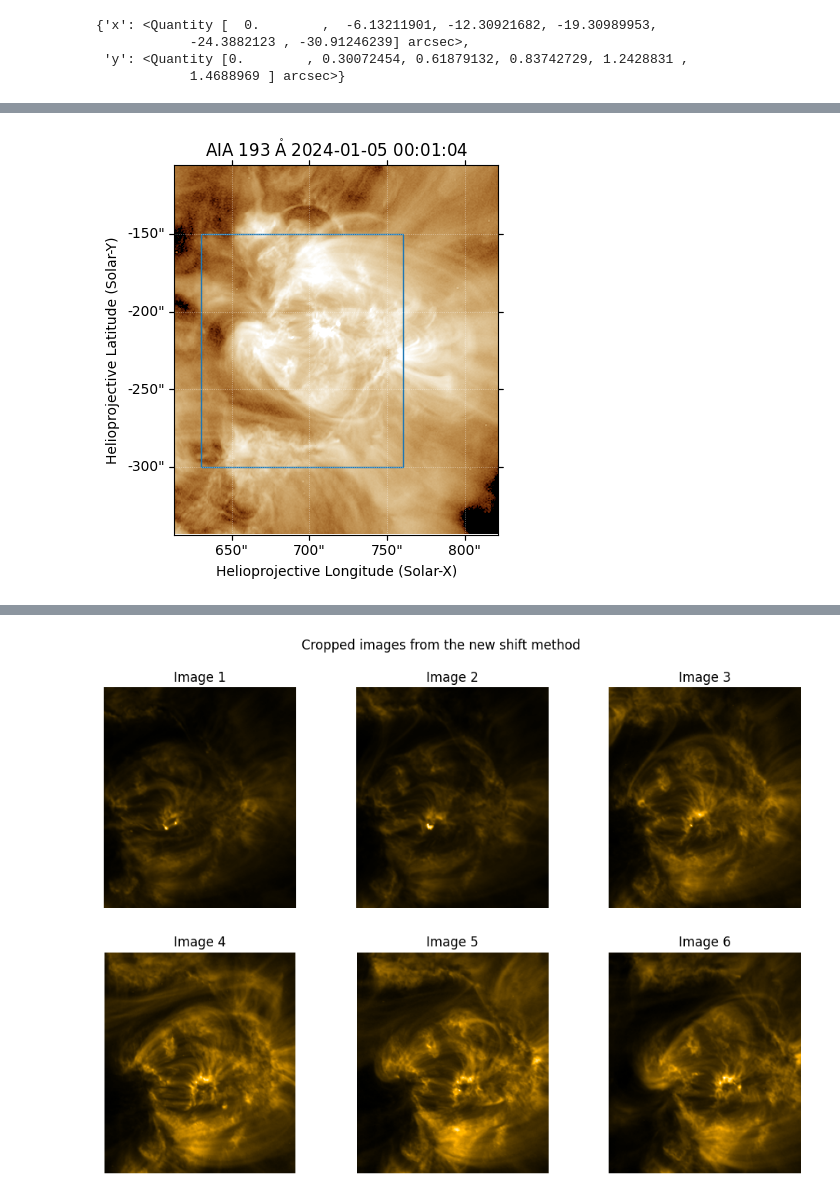
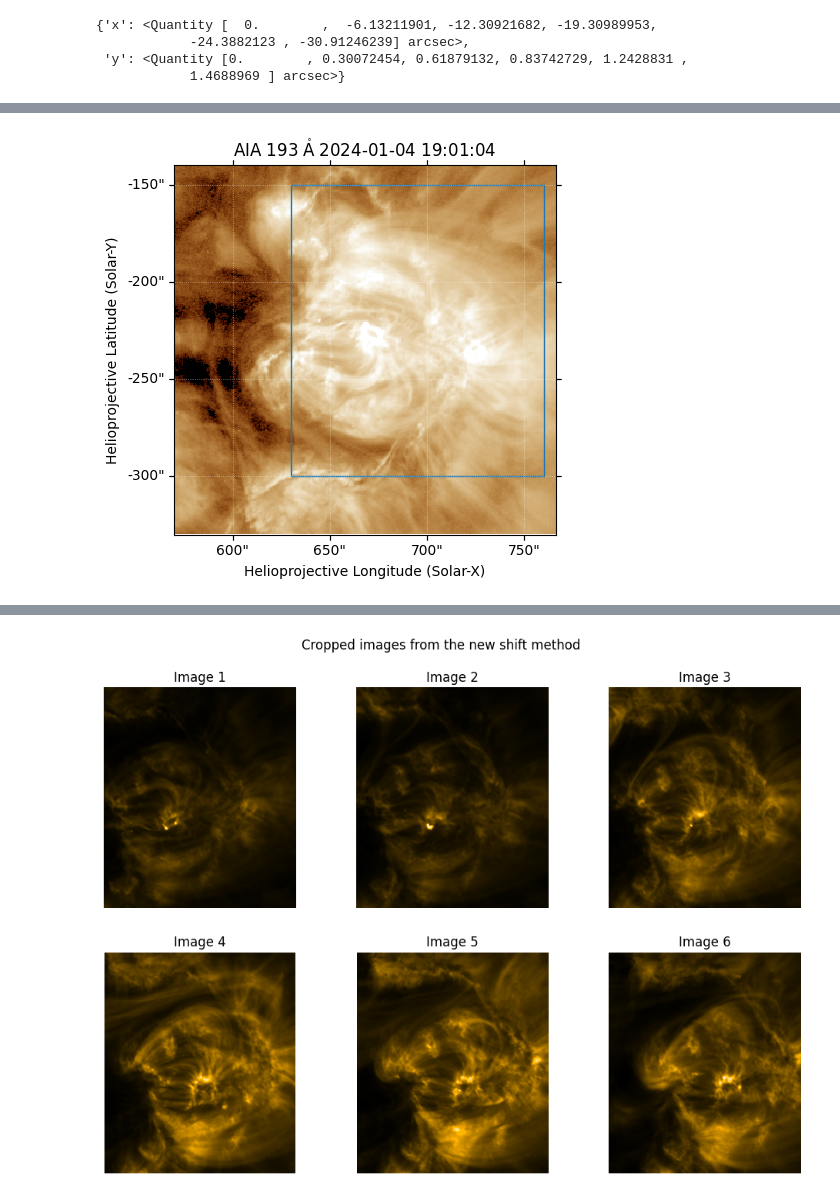
Before and after one commit to PaoloBiolghini/Sunkit_Image_Examples, a Jupyter notebook: showExample.ipynb, the cells around one changed output, grey strips where cells are left out. Saved outputs shown, nothing was run; the diff lists cells and outputs as text; code cells hidden in the pictures.

```diff
--- a/showExample.ipynb
+++ b/showExample.ipynb
@@ -78,12 +119,13 @@ roi_top_right = SkyCoord(Tx=770*u.arcsec, Ty=-300*u.arcsec, frame=my_map.coordin
 # %%
-my_map=mapNewShift[5]
+#find the rectangle area that is contained in all the maps
+my_map=mapOldShift[0]
 roi_bottom_left = SkyCoord(Tx=630*u.arcsec, Ty=-150*u.arcsec, frame=my_map.coordinate_frame)
 roi_top_right = SkyCoord(Tx=760*u.arcsec, Ty=-300*u.arcsec, frame=my_map.coordinate_frame)
 
 fig = plt.figure()
 ax = fig.add_subplot(projection=my_map)
 my_map.plot(axes=ax, clip_interval=(1,99.5)*u.percent)
 my_map.draw_quadrangle(roi_bottom_left, top_right=roi_top_right, axes=ax, color='C0')
 plt.show()
 # %% [output]
-[figure, old version]
+[figure, new version]
```
Also changed, not shown: parts of 11 cells of this notebook.
